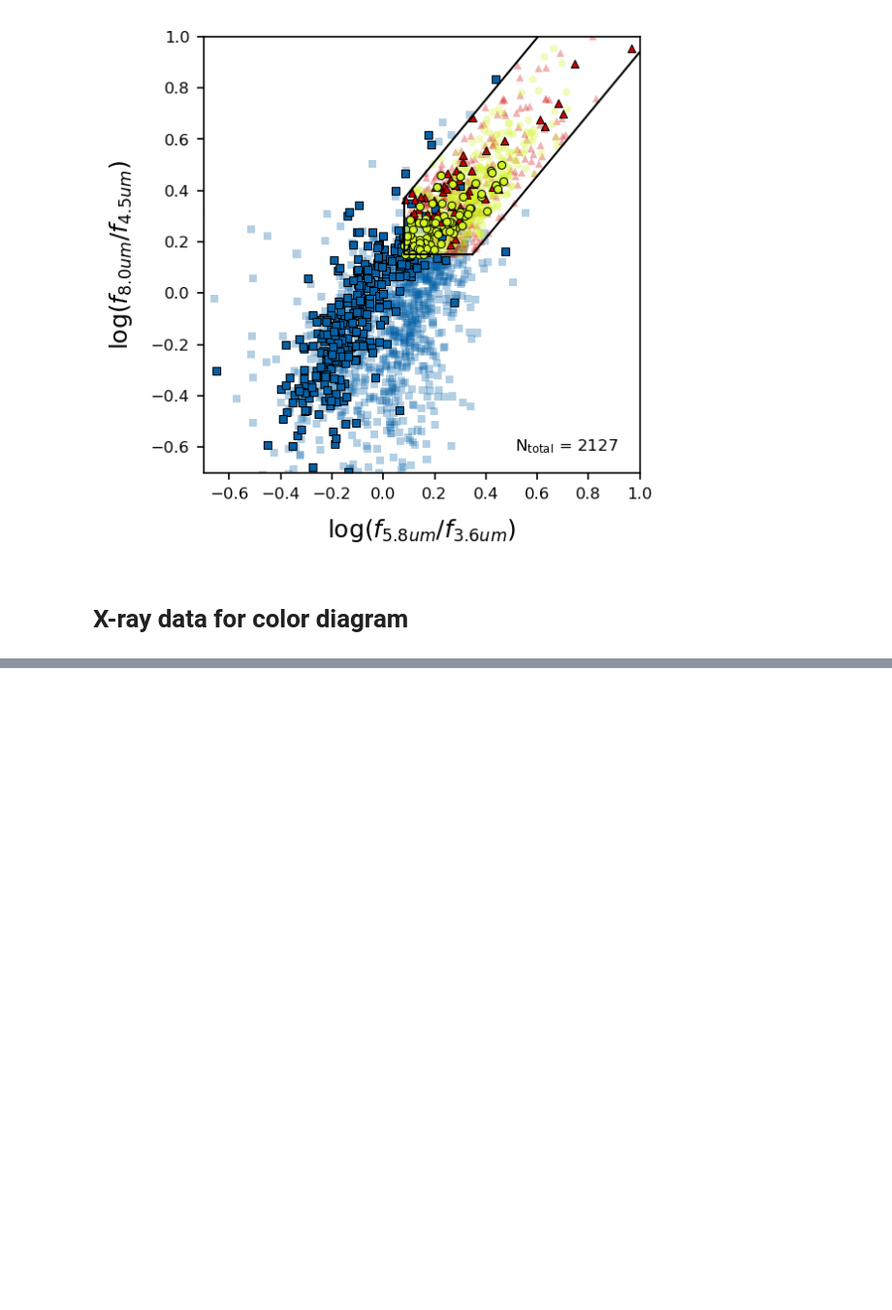
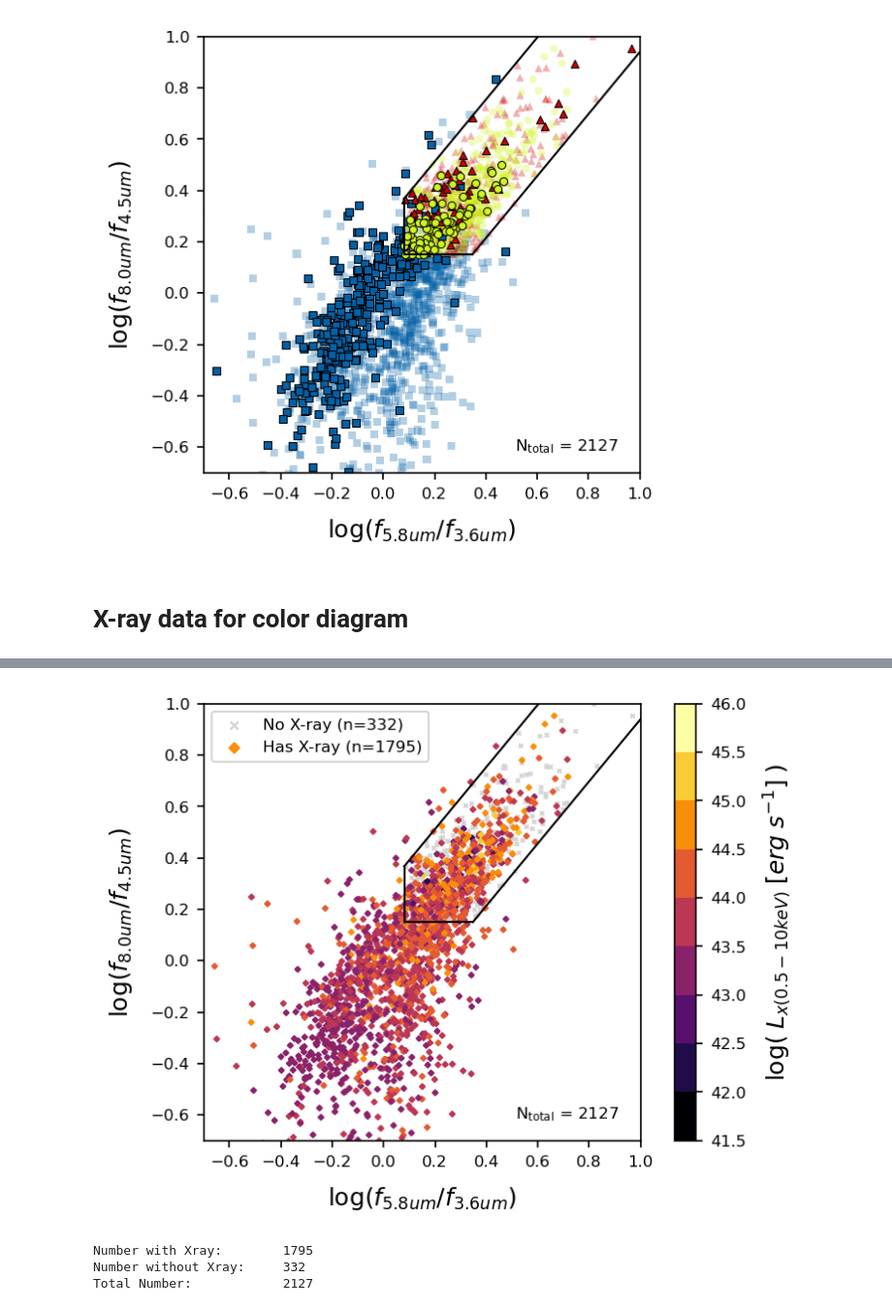
Before and after one commit to parallax-xallaraq/IfA-REU-Project, a Jupyter notebook: Code/v2_ColorColorPlotting.ipynb, the cells around one changed output, grey strips where cells are left out. Shown: that part at 97% size. Cells and saved outputs as stored; diff of their text form; code cells hidden in the pictures; blank space fills up the shorter version.

Commit message:
made color diagrams with Lx colorbar

```diff
--- a/Code/v2_ColorColorPlotting.ipynb
+++ b/Code/v2_ColorColorPlotting.ipynb
@@ -556,0 +647,15 @@ xy_agn_nLx = IDtoIRACcolors(
+# %%
+PlotDonleyXray(
+    xy_agn_nLx['x'], xy_agn_nLx['y'],             # no X-ray detections
+    xy_agn_yLx['x'], xy_agn_yLx['y'],             # yes X-ray detections
+    agn_yLx['Lx'],                     # X-ray luminosity (colorbar)
+    path=adp.path_fig,
+    fileName='v2_colorDiagram_Lx',
+    saveNum=2,              # save different versions of plot
+    printInfo=True          # output text
+)
+# %% [output]
+[figure, added]
+Number with Xray:        1795
+Number without Xray:     332
+Total Number:            2127
```
Also changed, not shown: parts of 5 cells of this notebook, 4 other files.
